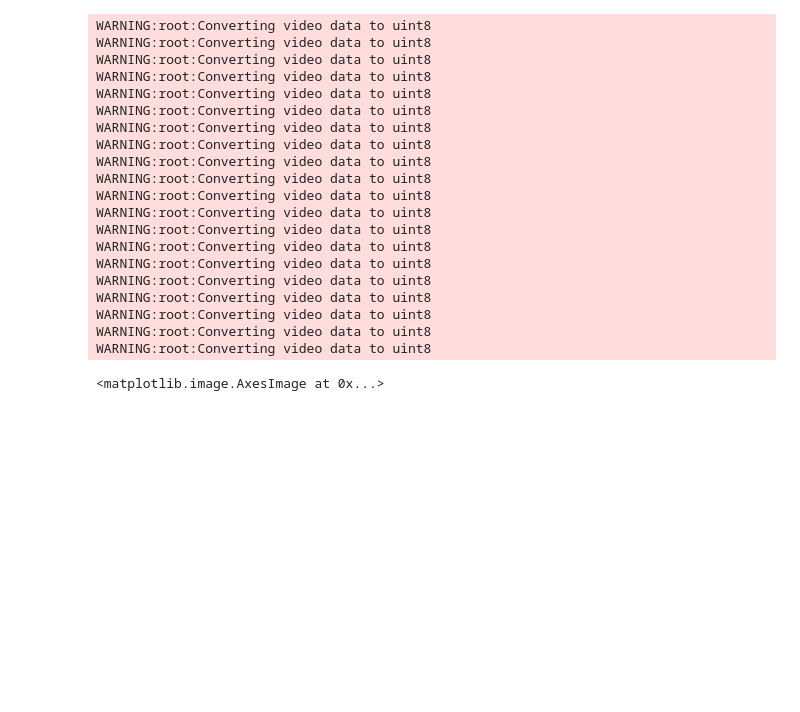
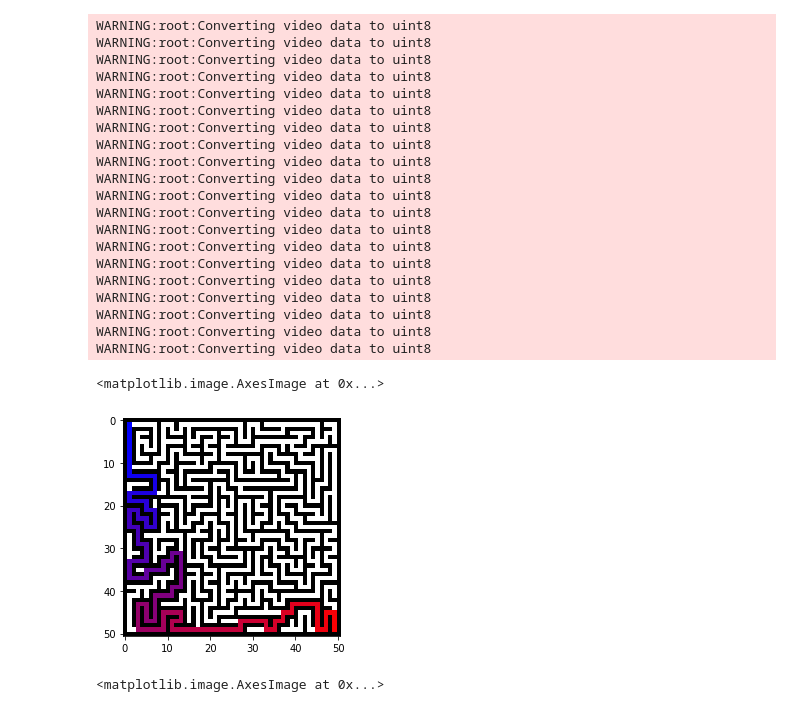
Before and after one commit to akarshkumar0101/exploration-generalization, a Jupyter notebook: maze.ipynb, the cells around one changed output. Saved outputs shown, nothing was run; the diff lists cells and outputs as text; code cells hidden in the pictures; blank space fills up the shorter version.

```diff
--- a/maze.ipynb
+++ b/maze.ipynb
@@ -238,0 +241,11 @@ WARNING:root:Converting video data to uint8
+# %%
+m = maze.Maze()
+m.create(25, 25, maze.Maze.Create.BACKTRACKING)
+m.save_maze()
+m.solve((0, 0), (24, 24), maze.Maze.Solve.DEPTH)
+m.save_solution()
+# %%
+plt.imshow(m.solution)
+# %% [output]
+<matplotlib.image.AxesImage at 0x...>
+[figure, added]
```
Also changed, not shown: parts of 2 cells of this notebook, 2 other files.
